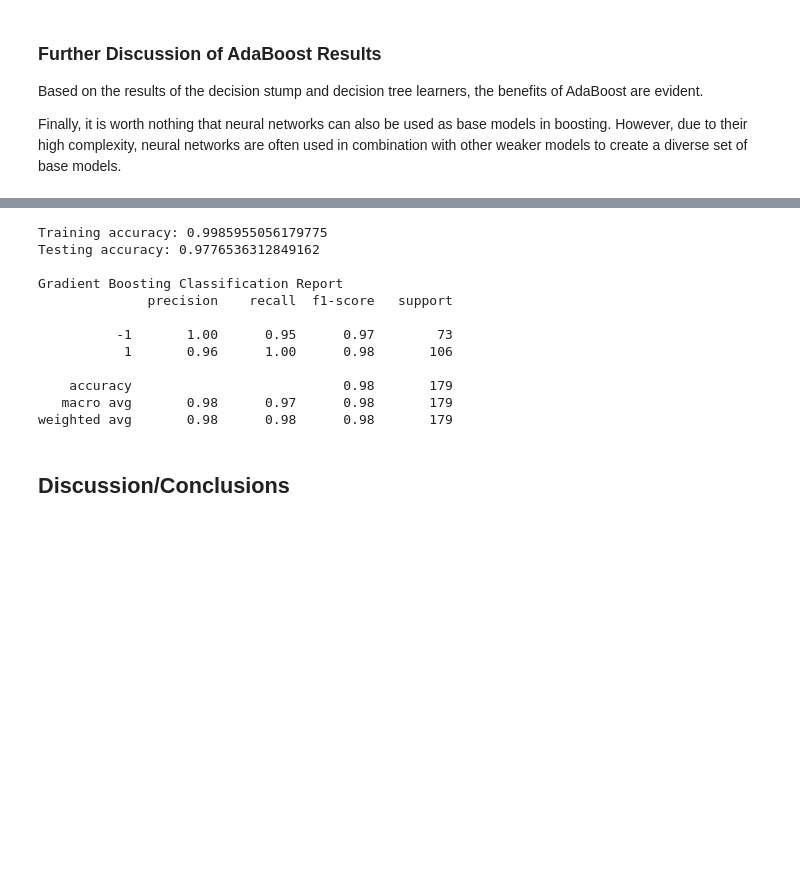
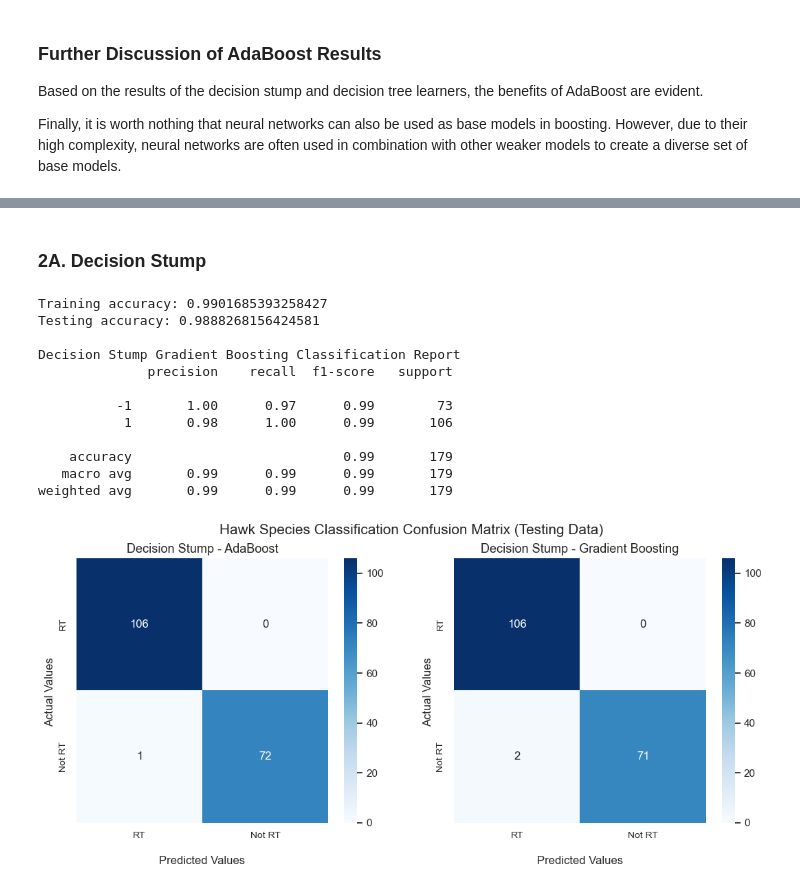
Before and after one commit to kary5678/INDE-577, a Jupyter notebook: supervised-learning/ensemble_methods/boosting/boosting.ipynb, the cells around one changed output, grey strips where cells are left out. Drawn from its saved outputs; the diff is of its cells as text; code cells hidden in the pictures; blank space fills up the shorter version.

Commit message:
Add boosting notebook with GB code

```diff
--- a/supervised-learning/ensemble_methods/boosting/boosting.ipynb
+++ b/supervised-learning/ensemble_methods/boosting/boosting.ipynb
@@ -291,22 +294,24 @@ While gradient boosting can be used for both regression and classification probl
+# %% [markdown]
+### 2A. Decision Stump
 # %%
-gb_clf = GradientBoostingClassifier(n_estimators = 10, learning_rate = 0.5)
-gb_clf.fit(X_train, y_train)
-print("Training accuracy:", gb_clf.score(X_train, y_train))
-print("Testing accuracy:", gb_clf.score(X_test, y_test))
+gb_stump = GradientBoostingClassifier(max_depth = 1, n_estimators = 10, learning_rate = 0.5)
+gb_stump.fit(X_train, y_train)
+print("Training accuracy:", gb_stump.score(X_train, y_train))
+print("Testing accuracy:", gb_stump.score(X_test, y_test))
 
-gb_clf_y_pred = gb_clf.predict(X_test)
-print(f"\nGradient Boosting Classification Report")
-print(classification_report(y_test, gb_clf_y_pred), "\n")
+gb_stump_y_pred = gb_stump.predict(X_test)
+print(f"\nDecision Stump Gradient Boosting Classification Report")
+print(classification_report(y_test, gb_stump_y_pred), "\n")
 # %% [output]
-Training accuracy: 0.9985955056179775
-Testing accuracy: 0.9776536312849162
+Training accuracy: 0.9901685393258427
+Testing accuracy: 0.9888268156424581
 
-Gradient Boosting Classification Report
+Decision Stump Gradient Boosting Classification Report
               precision    recall  f1-score   support
 
-          -1       1.00      0.95      0.97        73
-           1       0.96      1.00      0.98       106
+          -1       1.00      0.97      0.99        73
+           1       0.98      1.00      0.99       106
 
-    accuracy                           0.98       179
-   macro avg       0.98      0.97      0.98       179
-weighted avg       0.98      0.98      0.98       179
+    accuracy                           0.99       179
+   macro avg       0.99      0.99      0.99       179
+weighted avg       0.99      0.99      0.99       179
@@ -318,2 +318,8 @@ y_pred = gb_reg.predict(X_train)
-# %% [markdown]
-## Discussion/Conclusions
+# %%
+compare_RT_confusion_matrix(y_test, ada_stump_y_pred, gb_stump_y_pred,
+                            clf1_title = "Decision Stump - AdaBoost",
+                            clf2_title = "Decision Stump - Gradient Boosting")
+plt.suptitle("Hawk Species Classification Confusion Matrix (Testing Data)", fontsize = 15)
+plt.show()
+# %% [output]
+[figure, added]
```
Also changed, not shown: parts of 13 cells of this notebook.
